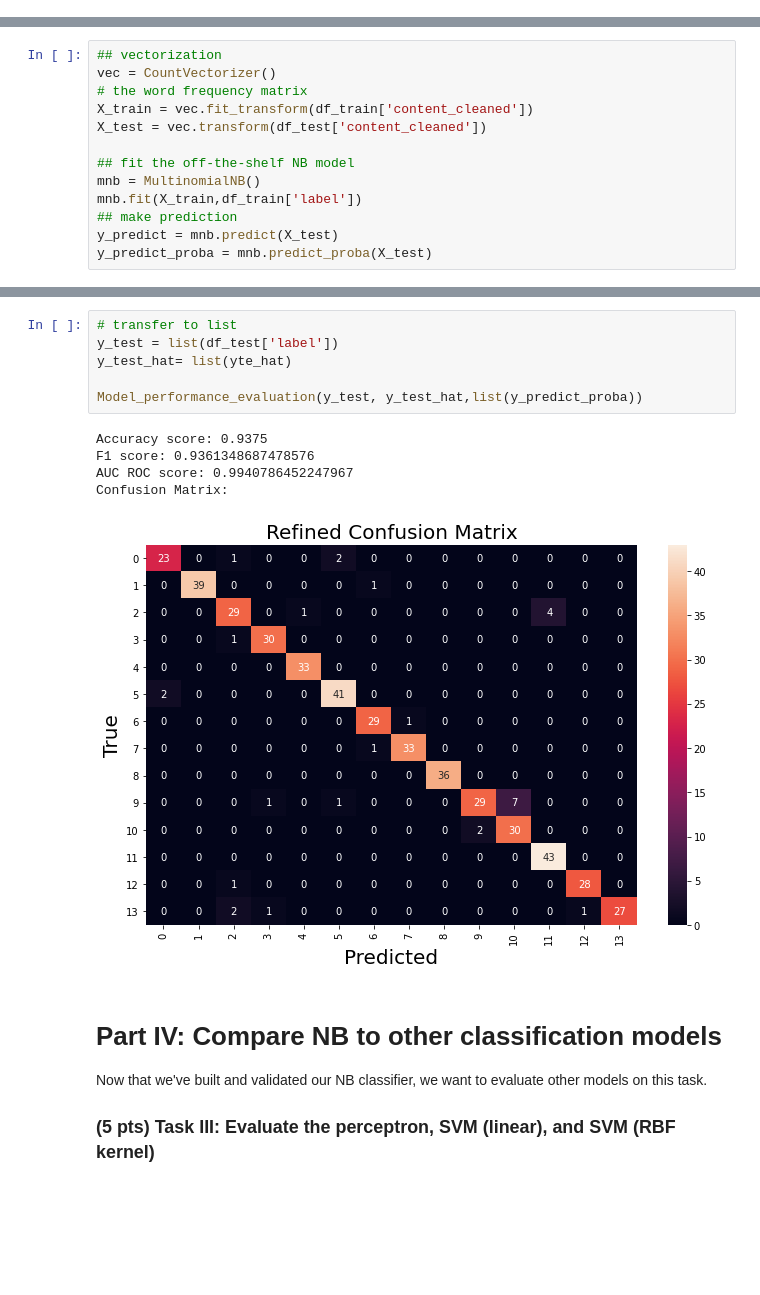
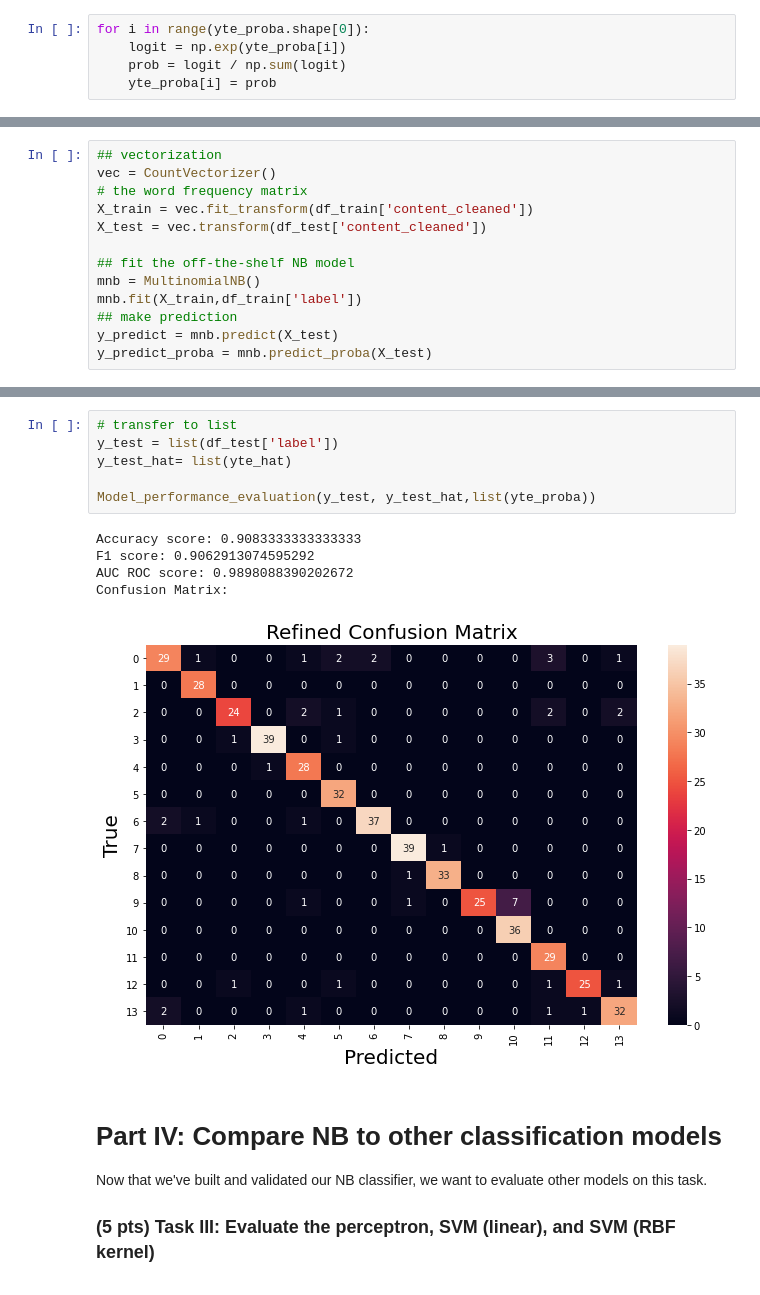
Before and after one commit to peijin0405/Naive-Bayes-classification-model-from-scratch_NLP, a Jupyter notebook: NB_Model_from_scratch.ipynb, the cells around one changed output, grey strips where cells are left out. Cells and saved outputs as stored; diff of their text form; blank space fills up the shorter version.

```diff
--- a/NB_Model_from_scratch.ipynb
+++ b/NB_Model_from_scratch.ipynb
@@ -203,6 +204,11 @@ if __name__ =='__main__':
     yte_proba = NB.predict_label(X_test)
     ## predicte the category
     yte_hat = np.argmax(yte_proba,1)
+# %%
+for i in range(yte_proba.shape[0]):
+    logit = np.exp(yte_proba[i])
+    prob = logit / np.sum(logit)
+    yte_proba[i] = prob
 # %%
 print(yte_hat)
 # %% [output]
@@ -316,15 +322,15 @@ Confusion Matrix:
 # %%
 # transfer to list
 y_test = list(df_test['label'])
 y_test_hat= list(yte_hat)
 
-Model_performance_evaluation(y_test, y_test_hat,list(y_predict_proba))
+Model_performance_evaluation(y_test, y_test_hat,list(yte_proba))
 # %% [output]
-Accuracy score: 0.9375
-F1 score: 0.9361348687478576
-AUC ROC score: 0.9940786452247967
+Accuracy score: 0.9083333333333333
+F1 score: 0.9062913074595292
+AUC ROC score: 0.9898088390202672
 Confusion Matrix:
-[figure, old version]
+[figure, new version]
 # %% [markdown]
 # Part IV: Compare NB to other classification models
 
```
Also changed, not shown: parts of 7 cells of this notebook, 3 other files.
